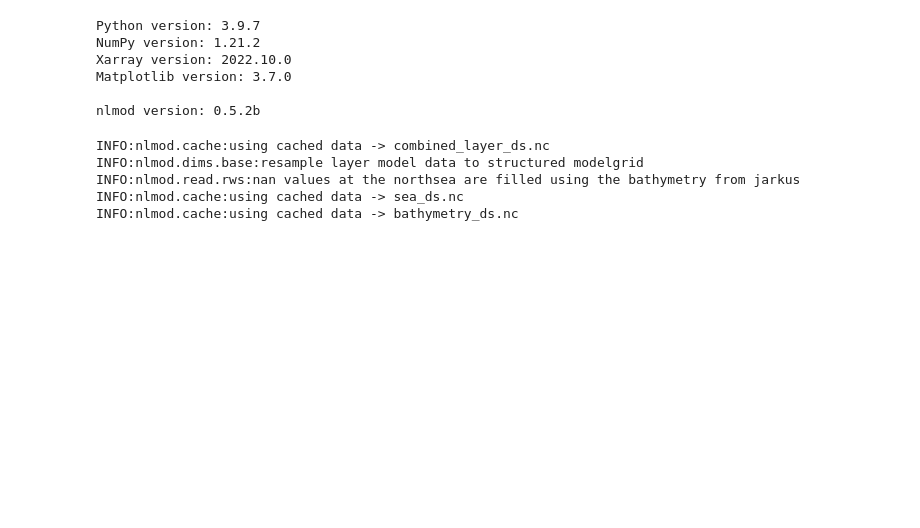
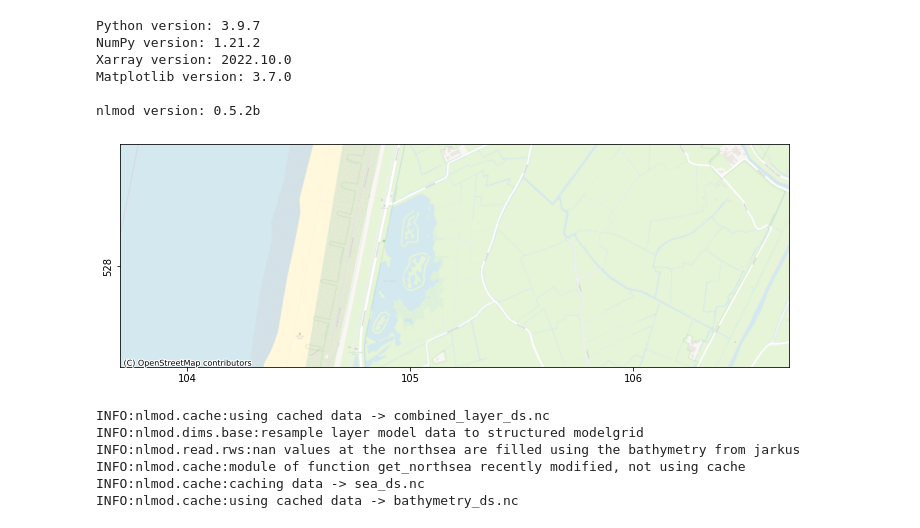
Before and after one commit to gwmod/nlmod, a Jupyter notebook: docs/examples/16_groundwater_transport.ipynb, the cells around one changed output. Saved outputs shown, nothing was run; the diff lists cells and outputs as text; code cells hidden in the pictures; blank space fills up the shorter version.

```diff
--- a/docs/examples/16_groundwater_transport.ipynb
+++ b/docs/examples/16_groundwater_transport.ipynb
@@ -17,21 +19,31 @@ nlmod version: 0.5.2b
 nlmod.util.get_color_logger("INFO");
 # %%
 # model settings
-model_ws = "ijmuiden"
-model_name = "IJmuiden"
+model_ws = "hondsbossche"
+model_name = "hondsbossche"
+
+transport = True
 
 figdir, cachedir = nlmod.util.get_model_dirs(model_ws)
 
-extent = [95000.0, 105000.0, 494000.0, 500000.0]
+# extent_ijmuiden = [95000.0, 105000.0, 494000.0, 500000.0]
+extent_hbossche = [103700, 106700, 527550, 528550]
 delr = 100.0
 delc = 100.0
+
 steady_state = True
 start_time = "2015-1-1"
+
 add_northsea = True
+
 starting_head = 1.0
+# %%
+fig, ax = nlmod.plot.get_map(extent_hbossche, background="OpenStreetMap.Mapnik")
+# %% [output]
+[figure, added]
 # %%
 layer_model = nlmod.read.regis.get_combined_layer_models(
-    extent,
+    extent_hbossche,
     use_regis=True,
     regis_botm_layer="MSz1",
     use_geotop=True,
@@ -39,23 +51,35 @@ layer_model = nlmod.read.regis.get_combined_layer_models(
     cachename="combined_layer_ds.nc",
 )
 
-# create a model ds by changing grid of layer_model
+# create a model ds
 ds = nlmod.to_model_ds(
-    layer_model, model_name, model_ws, delr=delr, delc=delc, transport=1
+    layer_model,
+    model_name,
+    model_ws,
+    delr=delr,
+    delc=delc,
+    transport=transport,
 )
 
 # add time discretisation
 ds = nlmod.time.set_ds_time(
-    ds, start_time=start_time, steady_state=steady_state, perlen=365 * 5
+    ds,
+    start_time=start_time,
+    steady_state=steady_state,
+    perlen=365 * 5,
 )
 
 if add_northsea:
     ds = nlmod.read.rws.add_northsea(ds, cachedir=cachedir)
+
+if ds.transport == 1:
+    ds = nlmod.gwt.set_default_transport_parameters(ds, transport_type="chloride")
 # %% [output]
 INFO:nlmod.cache:using cached data -> combined_layer_ds.nc
 INFO:nlmod.dims.base:resample layer model data to structured modelgrid
 INFO:nlmod.read.rws:nan values at the northsea are filled using the bathymetry from jarkus
-INFO:nlmod.cache:using cached data -> sea_ds.nc
+INFO:nlmod.cache:module of function get_northsea recently modified, not using cache
+INFO:nlmod.cache:caching data -> sea_ds.nc
 INFO:nlmod.cache:using cached data -> bathymetry_ds.nc
 # %%
 cl = xr.open_dataset("../../../pwn_diep/data/3dchloride_result.nc")
```
Also changed, not shown: parts of 24 cells of this notebook.
